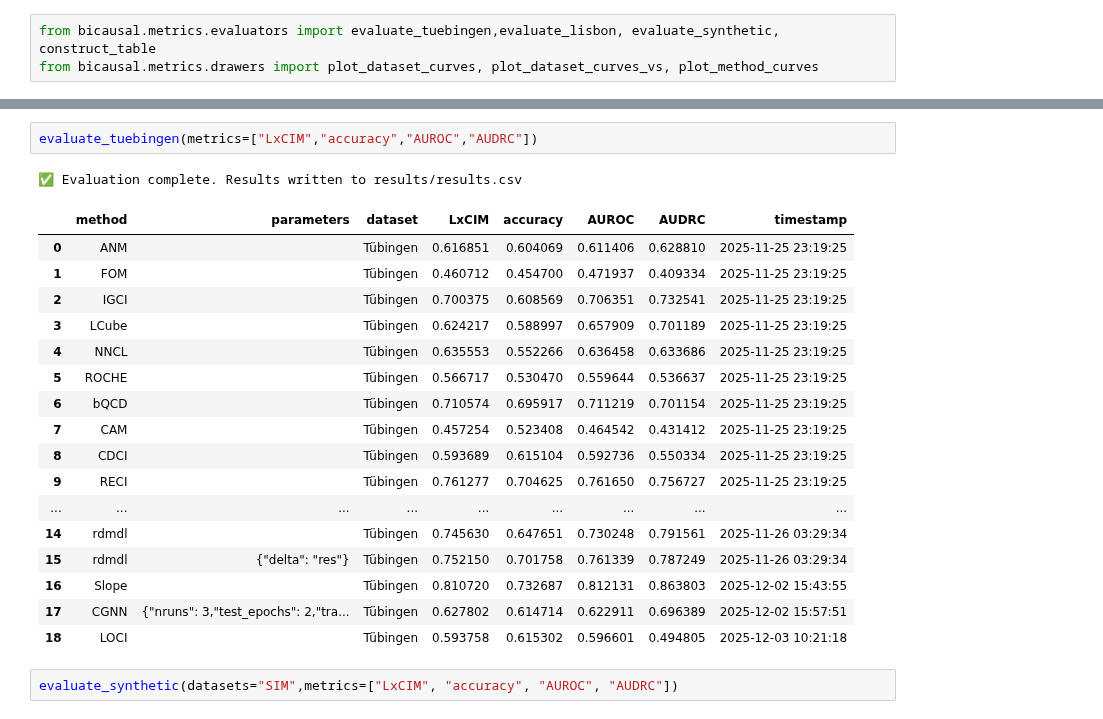
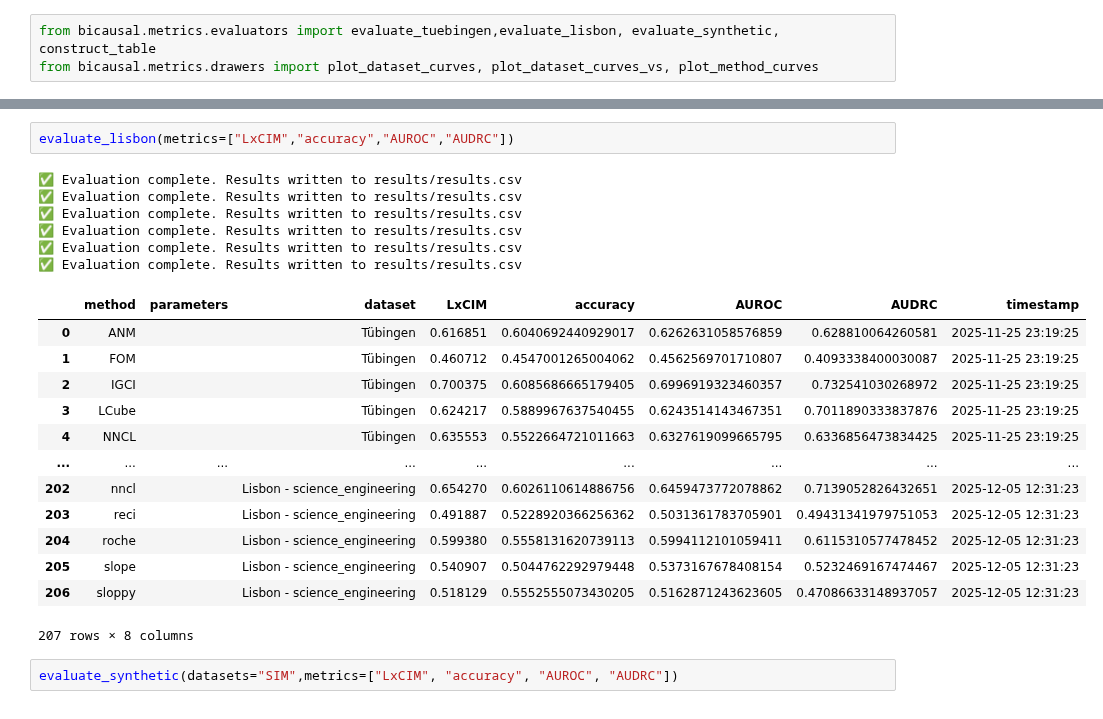
Before and after one commit to tiagobrogueira/Causal-Discovery-In-Exchangeable-Data, a Jupyter notebook: bicausal/evaluate.ipynb, the cells around one changed output, grey strips where cells are left out. Saved outputs shown, nothing was run; the diff lists cells and outputs as text.

```diff
--- a/bicausal/evaluate.ipynb
+++ b/bicausal/evaluate.ipynb
@@ -41,24 +41,25 @@ Table saved to: table\table_2025-12-03_10-27-51.tex
 # %%
-evaluate_tuebingen(metrics=["LxCIM","accuracy","AUROC","AUDRC"])
+evaluate_lisbon(metrics=["LxCIM","accuracy","AUROC","AUDRC"])
 # %% [output]
 ✅ Evaluation complete. Results written to results/results.csv
+✅ Evaluation complete. Results written to results/results.csv
+✅ Evaluation complete. Results written to results/results.csv
+✅ Evaluation complete. Results written to results/results.csv
+✅ Evaluation complete. Results written to results/results.csv
+✅ Evaluation complete. Results written to results/results.csv
 |  | method | parameters | dataset | LxCIM | accuracy | AUROC | AUDRC | timestamp |
-| 0 | ANM |  | Tübingen | 0.616851 | 0.604069 | 0.611406 | 0.628810 | 2025-11-25 23:19:25 |
-| 1 | FOM |  | Tübingen | 0.460712 | 0.454700 | 0.471937 | 0.409334 | 2025-11-25 23:19:25 |
-| 2 | IGCI |  | Tübingen | 0.700375 | 0.608569 | 0.706351 | 0.732541 | 2025-11-25 23:19:25 |
-| 3 | LCube |  | Tübingen | 0.624217 | 0.588997 | 0.657909 | 0.701189 | 2025-11-25 23:19:25 |
-| 4 | NNCL |  | Tübingen | 0.635553 | 0.552266 | 0.636458 | 0.633686 | 2025-11-25 23:19:25 |
-| 5 | ROCHE |  | Tübingen | 0.566717 | 0.530470 | 0.559644 | 0.536637 | 2025-11-25 23:19:25 |
-| 6 | bQCD |  | Tübingen | 0.710574 | 0.695917 | 0.711219 | 0.701154 | 2025-11-25 23:19:25 |
-| 7 | CAM |  | Tübingen | 0.457254 | 0.523408 | 0.464542 | 0.431412 | 2025-11-25 23:19:25 |
-| 8 | CDCI |  | Tübingen | 0.593689 | 0.615104 | 0.592736 | 0.550334 | 2025-11-25 23:19:25 |
-| 9 | RECI |  | Tübingen | 0.761277 | 0.704625 | 0.761650 | 0.756727 | 2025-11-25 23:19:25 |
+| 0 | ANM |  | Tübingen | 0.616851 | 0.6040692440929017 | 0.6262631058576859 | 0.628810064260581 | 2025-11-25 23:19:25 |
+| 1 | FOM |  | Tübingen | 0.460712 | 0.4547001265004062 | 0.4562569701710807 | 0.4093338400030087 | 2025-11-25 23:19:25 |
+| 2 | IGCI |  | Tübingen | 0.700375 | 0.6085686665179405 | 0.6996919323460357 | 0.732541030268972 | 2025-11-25 23:19:25 |
+| 3 | LCube |  | Tübingen | 0.624217 | 0.5889967637540455 | 0.6243514143467351 | 0.7011890333837876 | 2025-11-25 23:19:25 |
+| 4 | NNCL |  | Tübingen | 0.635553 | 0.5522664721011663 | 0.6327619099665795 | 0.6336856473834425 | 2025-11-25 23:19:25 |
 | ... | ... | ... | ... | ... | ... | ... | ... | ... |
-| 14 | rdmdl |  | Tübingen | 0.745630 | 0.647651 | 0.730248 | 0.791561 | 2025-11-26 03:29:34 |
-| 15 | rdmdl | {"delta": "res"} | Tübingen | 0.752150 | 0.701758 | 0.761339 | 0.787249 | 2025-11-26 03:29:34 |
-| 16 | Slope |  | Tübingen | 0.810720 | 0.732687 | 0.812131 | 0.863803 | 2025-12-02 15:43:55 |
-| 17 | CGNN | {"nruns": 3,"test_epochs": 2,"tra... | Tübingen | 0.627802 | 0.614714 | 0.622911 | 0.696389 | 2025-12-02 15:57:51 |
-| 18 | LOCI |  | Tübingen | 0.593758 | 0.615302 | 0.596601 | 0.494805 | 2025-12-03 10:21:18 |
+| 202 | nncl |  | Lisbon - science_engineering | 0.654270 | 0.6026110614886756 | 0.6459473772078862 | 0.7139052826432651 | 2025-12-05 12:31:23 |
+| 203 | reci |  | Lisbon - science_engineering | 0.491887 | 0.5228920366256362 | 0.5031361783705901 | 0.49431341979751053 | 2025-12-05 12:31:23 |
+| 204 | roche |  | Lisbon - science_engineering | 0.599380 | 0.5558131620739113 | 0.5994112101059411 | 0.6115310577478452 | 2025-12-05 12:31:23 |
+| 205 | slope |  | Lisbon - science_engineering | 0.540907 | 0.5044762292979448 | 0.5373167678408154 | 0.5232469167474467 | 2025-12-05 12:31:23 |
+| 206 | sloppy |  | Lisbon - science_engineering | 0.518129 | 0.5552555073430205 | 0.5162871243623605 | 0.47086633148937057 | 2025-12-05 12:31:23 |
+207 rows × 8 columns
 # %%
 evaluate_synthetic(datasets="SIM",metrics=["LxCIM", "accuracy", "AUROC", "AUDRC"])
 # %% [output]
```
Also changed, not shown: parts of 1 cell of this notebook, 23 other files.
